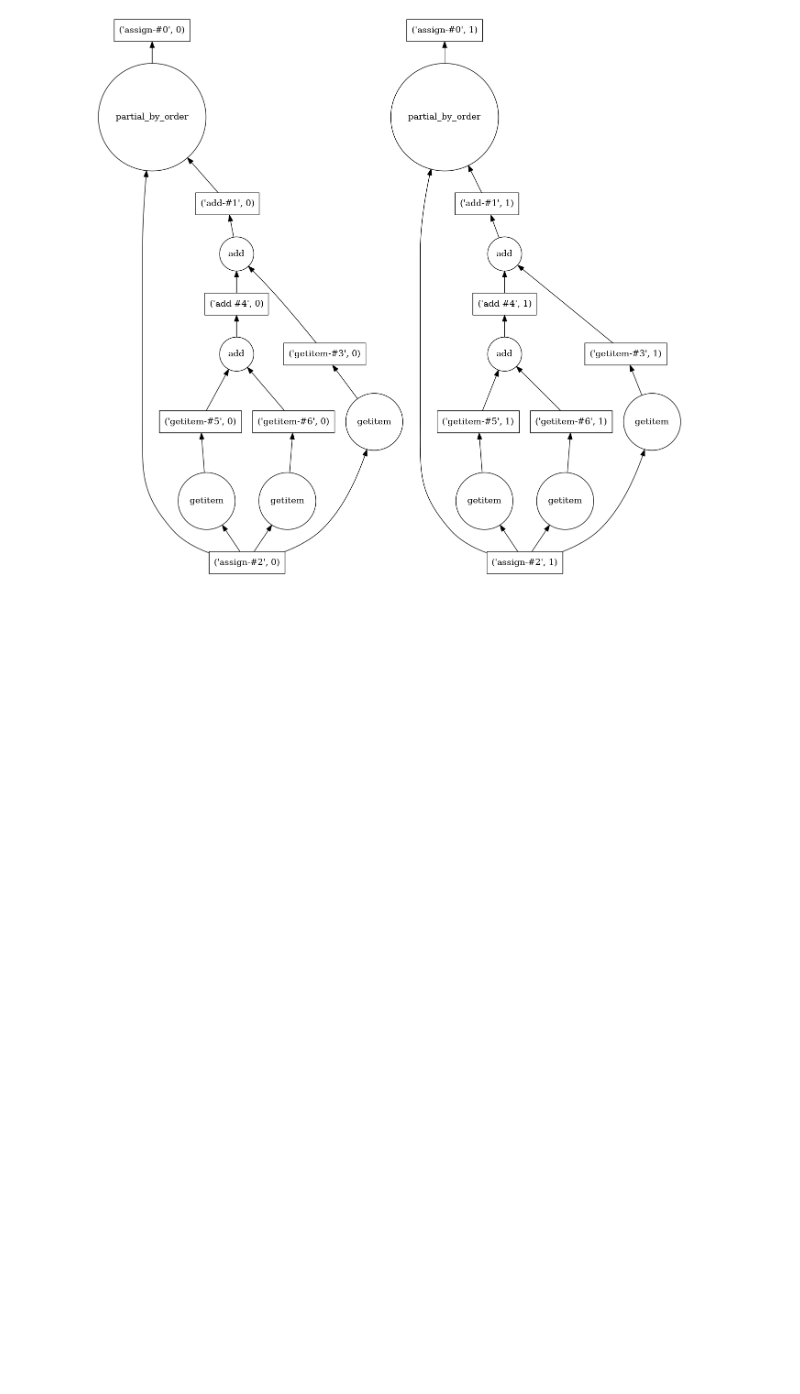
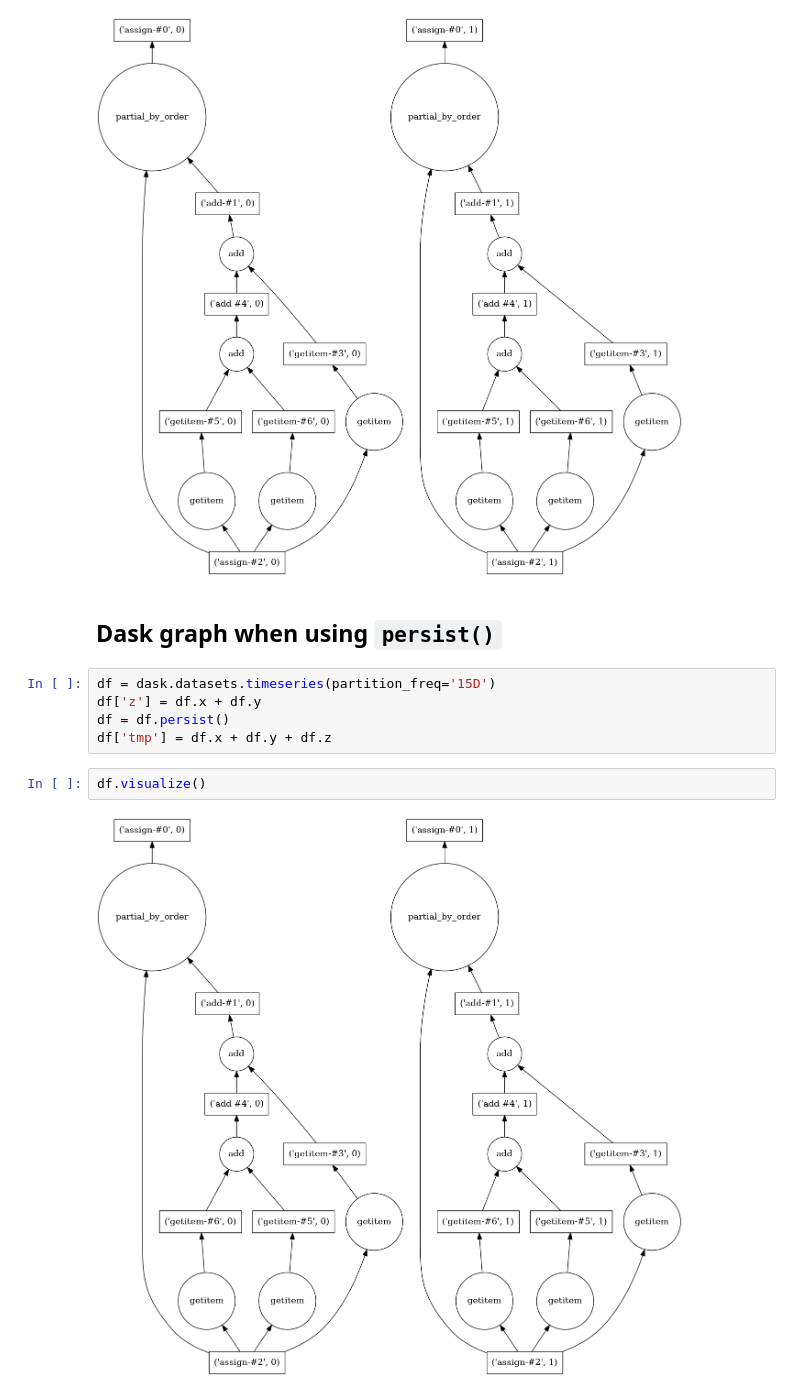
Before and after one commit to NCAR/python-toolbox-faq, a Jupyter notebook: notebooks/mclong/dask-persist-example.ipynb, the cells around one changed output. Drawn from its saved outputs; the diff is of its cells as text; blank space fills up the shorter version.

```diff
--- a/notebooks/mclong/dask-persist-example.ipynb
+++ b/notebooks/mclong/dask-persist-example.ipynb
@@ -52,3 +52,14 @@ df.head()
 df.visualize('dask-post-persist-2', format='png')
 # %% [output]
 [figure]
+# %% [markdown]
+## Dask graph when using `persist()`
+# %%
+df = dask.datasets.timeseries(partition_freq='15D')
+df['z'] = df.x + df.y
+df = df.persist()
+df['tmp'] = df.x + df.y + df.z
+# %%
+df.visualize()
+# %% [output]
+[figure, added]
```
Also changed, not shown: parts of 5 cells of this notebook.
